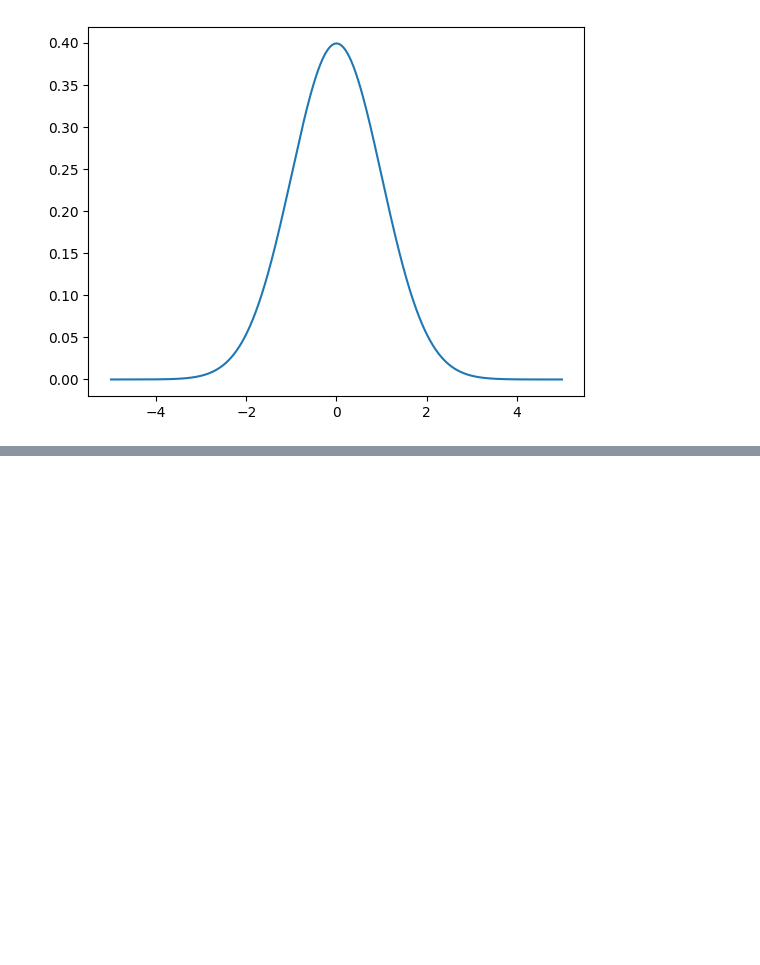
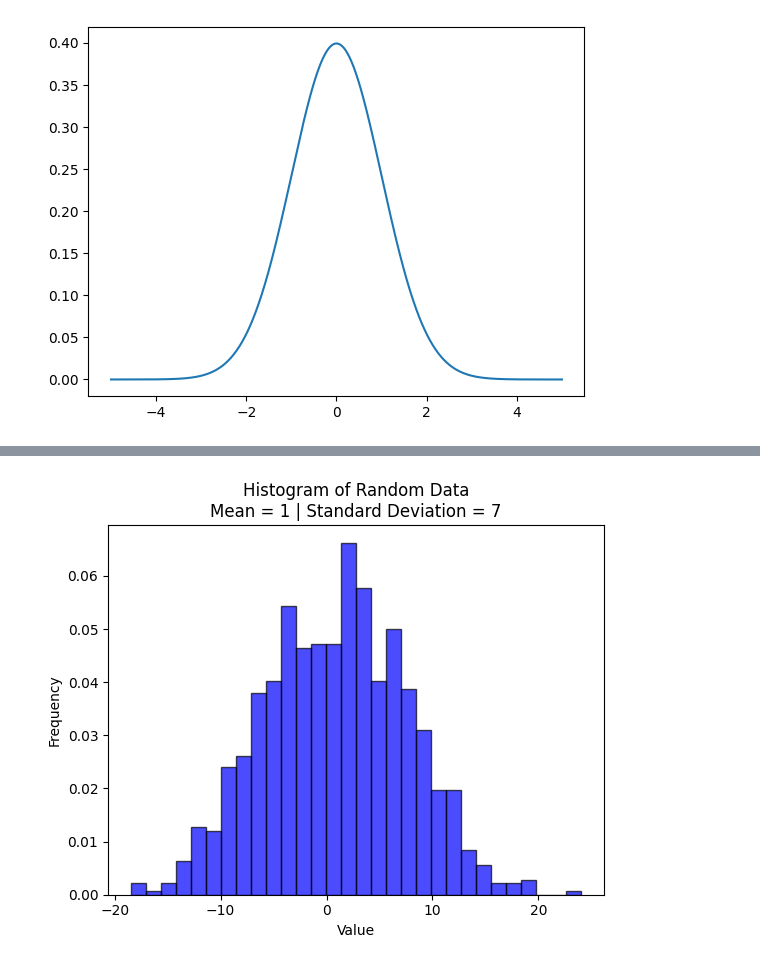
Before and after one commit to ranjan2829/Quant, a Jupyter notebook: Intro_Quant_Finance.ipynb, the cells around one changed output, grey strips where cells are left out. Saved outputs shown, nothing was run; the diff lists cells and outputs as text; code cells hidden in the pictures; blank space fills up the shorter version.

```diff
--- a/Intro_Quant_Finance.ipynb
+++ b/Intro_Quant_Finance.ipynb
@@ -124,0 +160,23 @@ plt.plot(x, y, "-");
+# %%
+import numpy as np
+import matplotlib.pyplot as plt
+
+def plot_histogram(mean, standard_deviation):
+    # Generate random data with the given mean and standard deviation
+    data = np.random.normal(mean, standard_deviation, 1000)
+
+    # Plot the histogram
+    plt.hist(data, bins=30, density=True, alpha=0.7, color='blue', edgecolor='black')
+
+    # Add labels and title
+    plt.xlabel('Value')
+    plt.ylabel('Frequency')
+    plt.title('Histogram of Random Data\nMean = {} | Standard Deviation = {}'.format(mean, standard_deviation))
+
+    # Show the plot
+    plt.show()
+
+# Example usage with mean=1 and standard_deviation=7
+plot_histogram(1, 7)
+# %% [output]
+[figure, added]
```
Also changed, not shown: parts of 10 cells of this notebook.
